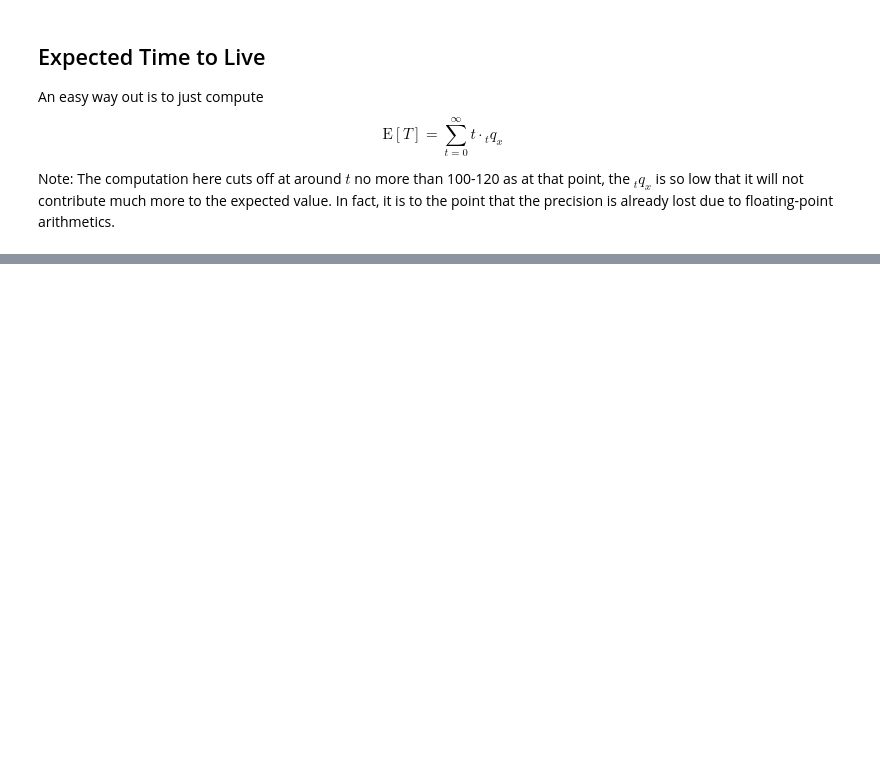
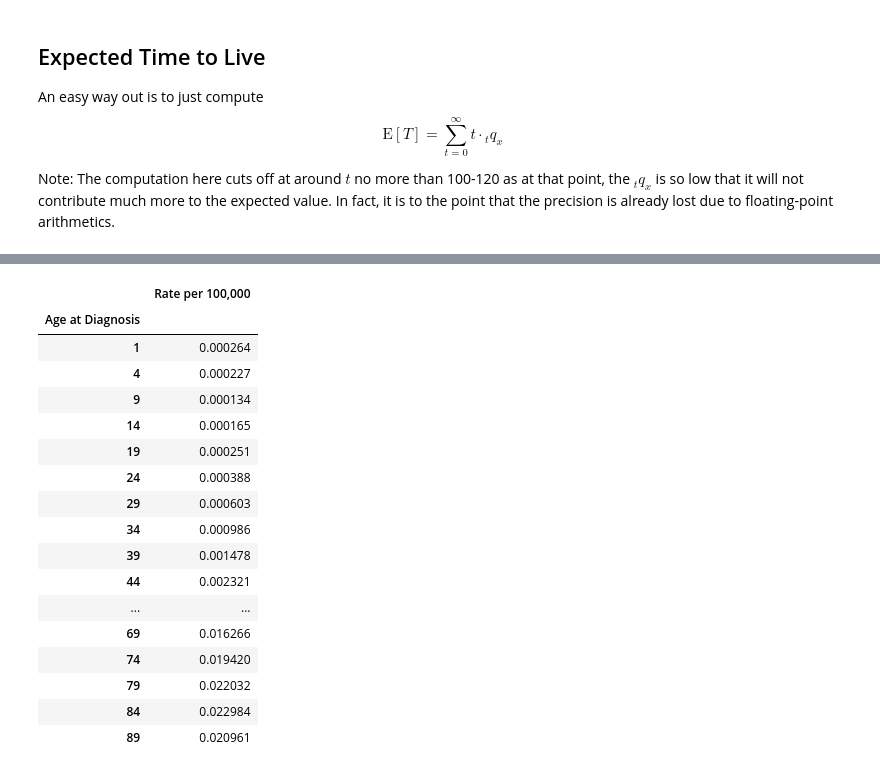
Before and after one commit to nngerncham/non-homog-insurance, a Jupyter notebook: computation/Non-homog MC.ipynb, the cells around one changed output, grey strips where cells are left out. Saved outputs shown, nothing was run; the diff lists cells and outputs as text; code cells hidden in the pictures; blank space fills up the shorter version.

```diff
--- a/computation/Non-homog MC.ipynb
+++ b/computation/Non-homog MC.ipynb
@@ -155,0 +177,25 @@ Although the previous method is rather simple, it gets significantly more diffic
+# %%
+cancer_rate_df = pd.read_csv("data/cancer_diag_rate.csv").drop(["Lower 95% C.I.", "Upper 95% C.I."], axis=1)
+cancer_rate_df["Age at Diagnosis"] = cancer_rate_df["Age at Diagnosis"].map(lambda s: int(s.split("-")[-1]))
+cancer_rate_df["Rate per 100,000"] = cancer_rate_df["Rate per 100,000"].map(lambda r: r / 100_000)
+cancer_rate_df = cancer_rate_df.set_index("Age at Diagnosis")
+cancer_rate_df
+# %% [output]
+|  | Rate per 100,000 |
+| Age at Diagnosis |  |
+| 1 | 0.000264 |
+| 4 | 0.000227 |
+| 9 | 0.000134 |
+| 14 | 0.000165 |
+| 19 | 0.000251 |
+| 24 | 0.000388 |
+| 29 | 0.000603 |
+| 34 | 0.000986 |
+| 39 | 0.001478 |
+| 44 | 0.002321 |
+| ... | ... |
+| 69 | 0.016266 |
+| 74 | 0.019420 |
+| 79 | 0.022032 |
+| 84 | 0.022984 |
+| 89 | 0.020961 |
```
Also changed, not shown: parts of 11 cells of this notebook, 4 other files.
